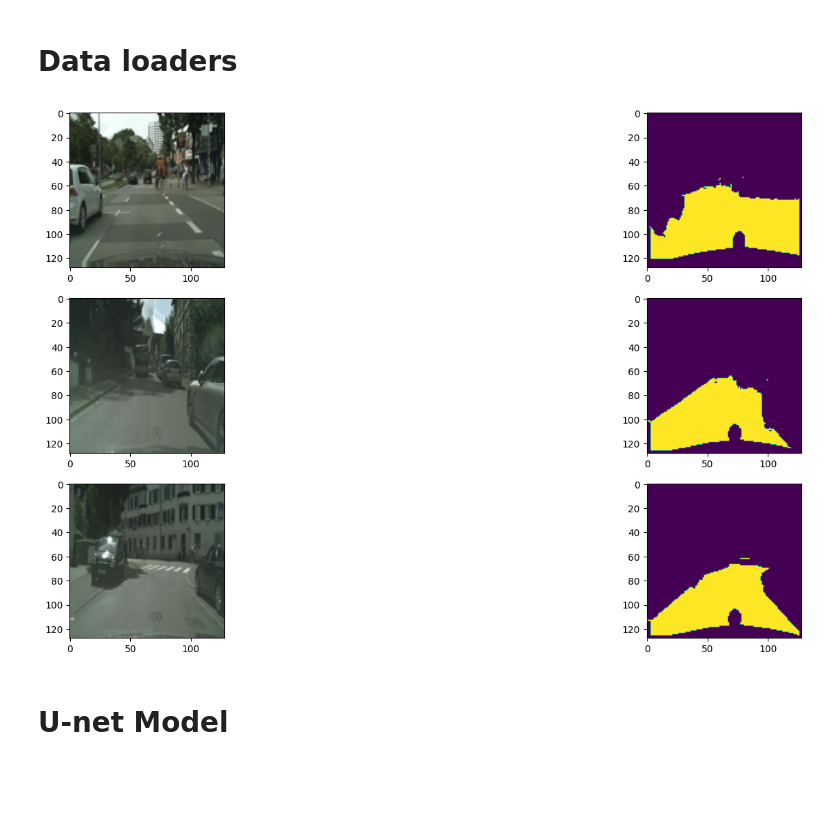
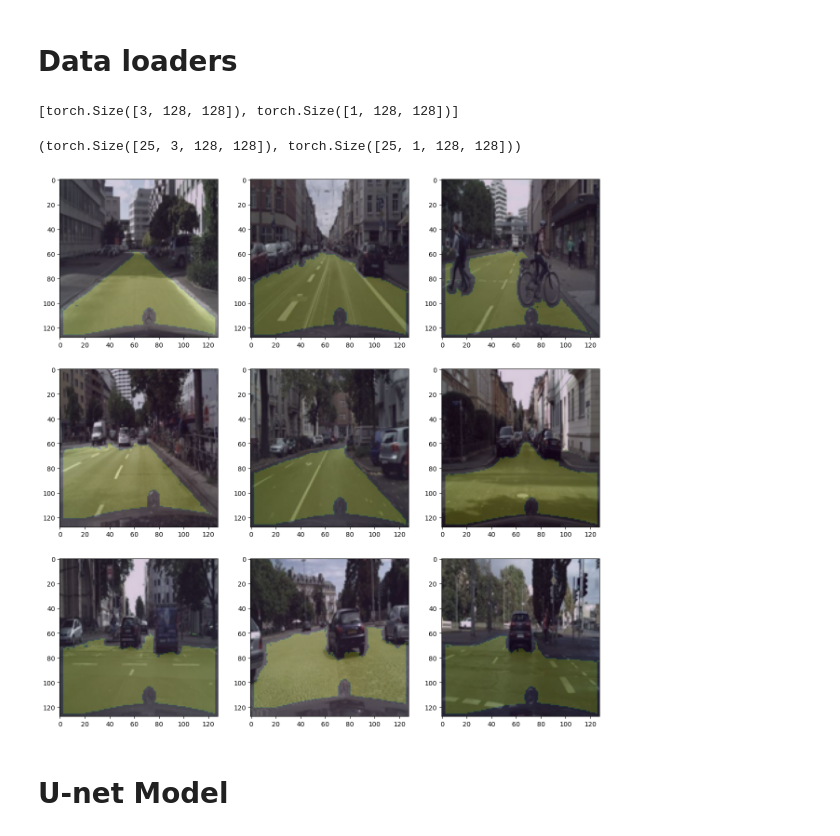
Before and after one commit to SergeiDBykov/ai-side-projects, a Jupyter notebook: road_segmentation/segmentation_model_pytorch.ipynb, the cells around one changed output. Cells and saved outputs as stored; diff of their text form; code cells hidden in the pictures; blank space fills up the shorter version.

Commit message:
prepare pytorch unet for training

```diff
--- a/road_segmentation/segmentation_model_pytorch.ipynb
+++ b/road_segmentation/segmentation_model_pytorch.ipynb
@@ -172,17 +164,46 @@ val_loader_iter = iter(val_loader)
+# %%
+RESIZE = 128
+SMOOTH = 4
+BATCH_SIZE = 25
+
+
+
+# Create datasets
+train_dataset = ImageData(train_file_paths, resize = RESIZE, smooth = SMOOTH)
+val_dataset = ImageData(val_file_paths, resize = RESIZE, smooth = SMOOTH)
+
+# You can create data loaders for training and validation sets
+train_loader = DataLoader(train_dataset, batch_size=BATCH_SIZE, shuffle=True)
+val_loader = DataLoader(val_dataset, batch_size=BATCH_SIZE)
+
+#train_loader_iter = iter(train_loader)
+#val_loader_iter = iter(val_loader)
+# %%
+[train_dataset[1][i].shape for i in [0,1]]
+# %% [output]
+[torch.Size([3, 128, 128]), torch.Size([1, 128, 128])]
+# %%
+# sanity check
+images, masks = next(iter(train_loader))[0], next(iter(val_loader))[1]
+images.shape, masks.shape
+# %% [output]
+(torch.Size([25, 3, 128, 128]), torch.Size([25, 1, 128, 128]))
 # %%
-
-def show_batch(whole_batch, lim = 3):
+def show_batch(whole_batch, sqrtn = 3):
+    lim = sqrtn**2
     images, label = whole_batch[0][:lim], whole_batch[1][:lim]
     images = images.numpy()
     label = label.numpy()
-    fig, axs = plt.subplots(lim, 2, figsize = (20, 10))
-
+    fig, axs = plt.subplots(sqrtn, sqrtn, figsize = (15, 15))
+    axs = axs.flatten()
     for i in range(lim):
-        axs[i][0].imshow((images[i]))
-        axs[i][1].imshow((label[i]))
+        img_channel_last = np.transpose(images[i], (1, 2, 0))
+        label_channel_last = np.transpose(label[i], (1, 2, 0))
+        axs[i].imshow(img_channel_last)
+        axs[i].imshow(label_channel_last, alpha = 0.2)
 show_batch(next(train_loader_iter))
 # %% [output]
-[figure, old version]
+[figure, new version]
 # %% [markdown]
 # U-net Model
 # %%
```
Also changed, not shown: parts of 16 cells of this notebook.
